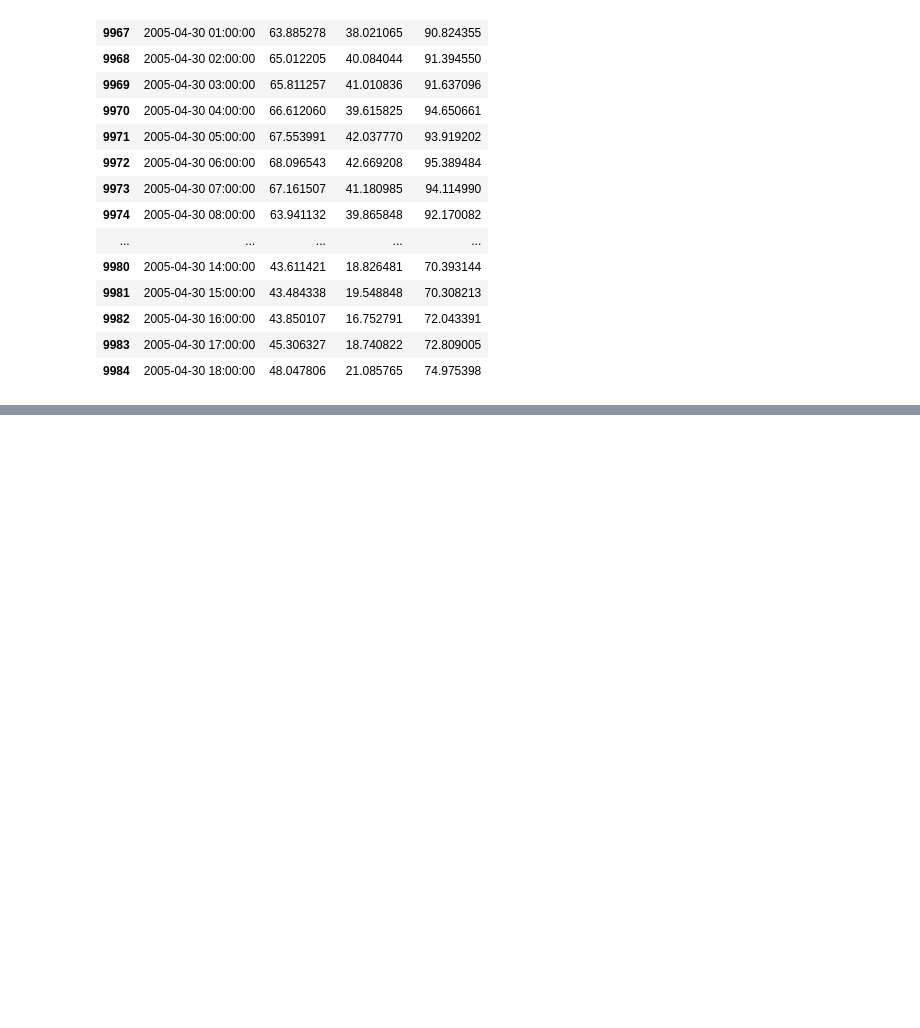
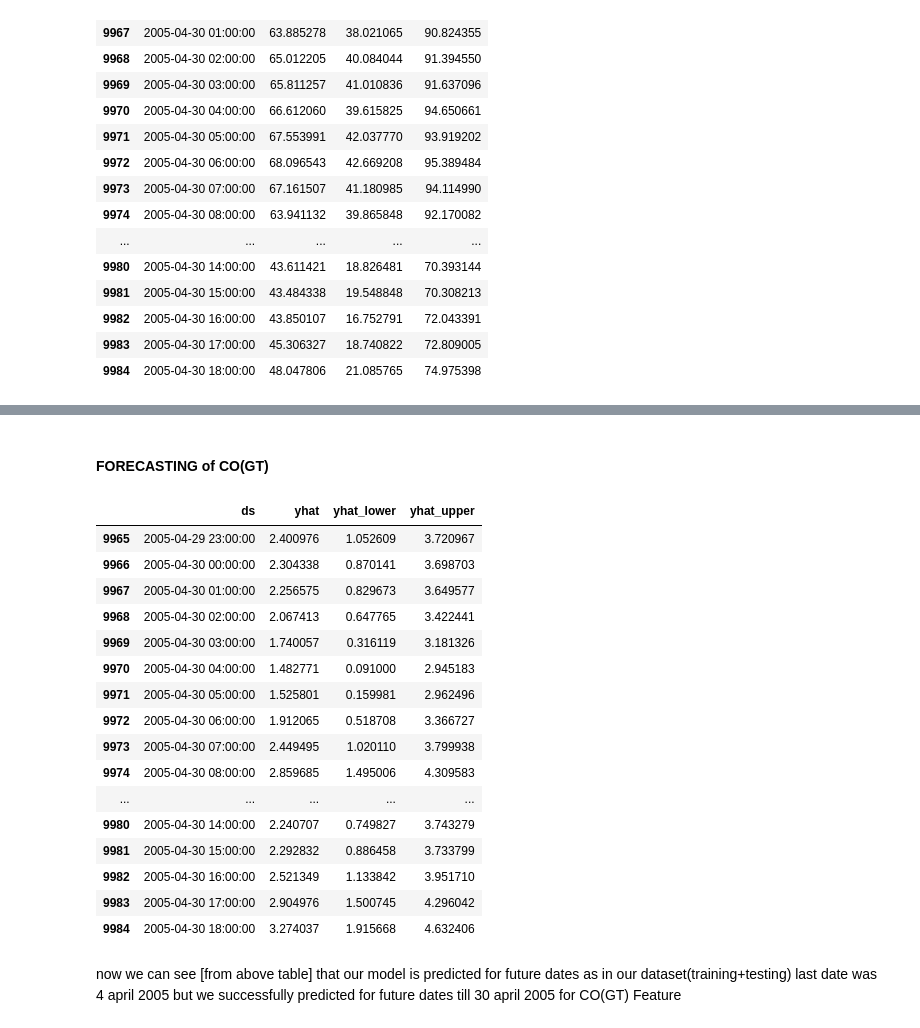
Before and after one commit to dwivediprashant/AIR_QUALITY_INDEX_PROJECT, a Jupyter notebook: airQualityIndex.ipynb, the cells around one changed output, grey strips where cells are left out. Drawn from its saved outputs; the diff is of its cells as text; code cells hidden in the pictures; blank space fills up the shorter version.

```diff
--- a/airQualityIndex.ipynb
+++ b/airQualityIndex.ipynb
@@ -581,0 +713,27 @@ now we can see [from above table] that our model is predicted for future dates a
+# %% [markdown]
+#### FORECASTING of CO(GT)
+# %%
+# Forecast for next 2500 hours
+future = model.make_future_dataframe(periods=2500, freq="h")
+forecast = model.predict(future)
+forecast[['ds', 'yhat', 'yhat_lower', 'yhat_upper']].tail(20)
+# %% [output]
+|  | ds | yhat | yhat_lower | yhat_upper |
+| 9965 | 2005-04-29 23:00:00 | 2.400976 | 1.052609 | 3.720967 |
+| 9966 | 2005-04-30 00:00:00 | 2.304338 | 0.870141 | 3.698703 |
+| 9967 | 2005-04-30 01:00:00 | 2.256575 | 0.829673 | 3.649577 |
+| 9968 | 2005-04-30 02:00:00 | 2.067413 | 0.647765 | 3.422441 |
+| 9969 | 2005-04-30 03:00:00 | 1.740057 | 0.316119 | 3.181326 |
+| 9970 | 2005-04-30 04:00:00 | 1.482771 | 0.091000 | 2.945183 |
+| 9971 | 2005-04-30 05:00:00 | 1.525801 | 0.159981 | 2.962496 |
+| 9972 | 2005-04-30 06:00:00 | 1.912065 | 0.518708 | 3.366727 |
+| 9973 | 2005-04-30 07:00:00 | 2.449495 | 1.020110 | 3.799938 |
+| 9974 | 2005-04-30 08:00:00 | 2.859685 | 1.495006 | 4.309583 |
+| ... | ... | ... | ... | ... |
+| 9980 | 2005-04-30 14:00:00 | 2.240707 | 0.749827 | 3.743279 |
+| 9981 | 2005-04-30 15:00:00 | 2.292832 | 0.886458 | 3.733799 |
+| 9982 | 2005-04-30 16:00:00 | 2.521349 | 1.133842 | 3.951710 |
+| 9983 | 2005-04-30 17:00:00 | 2.904976 | 1.500745 | 4.296042 |
+| 9984 | 2005-04-30 18:00:00 | 3.274037 | 1.915668 | 4.632406 |
+# %% [markdown]
+now we can see [from above table] that our model is predicted for future dates as in our dataset(training+testing) last date was 4 april 2005 but we successfully predicted for future dates till 30 april 2005 for CO(GT) Feature
```
Also changed, not shown: parts of 22 cells of this notebook.
